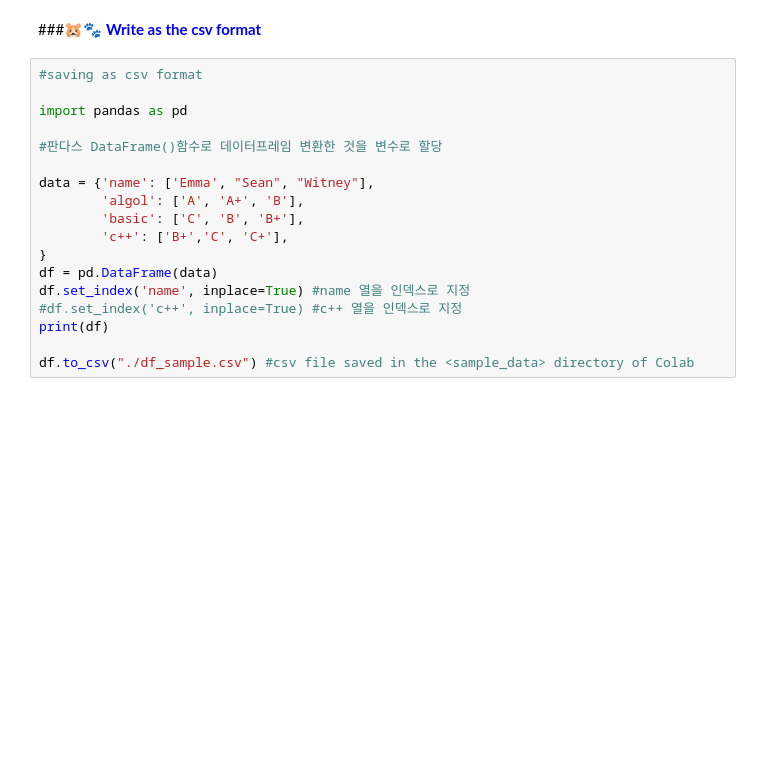
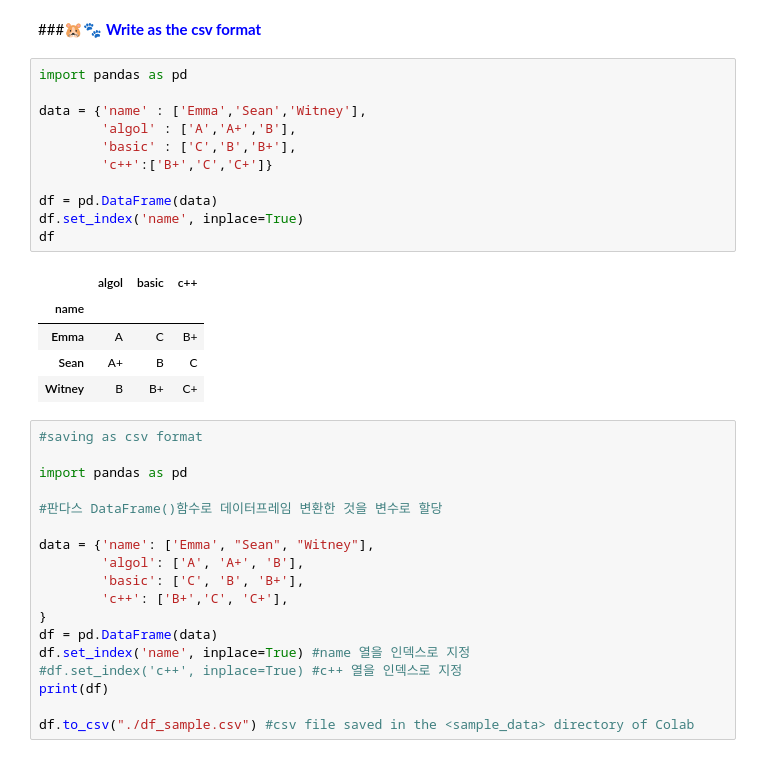
Before and after one commit to SEOWOOJI/Pandas_Stats_Data_Analysis_2025, a Jupyter notebook: 7_examine_data.ipynb, the cells around one changed output. Saved outputs shown, nothing was run; the diff lists cells and outputs as text; blank space fills up the shorter version.

```diff
--- a/7_examine_data.ipynb
+++ b/7_examine_data.ipynb
@@ -169,6 +169,23 @@ pandas      2008    Wes Mckinneye        True
 #🐹🐾**Saving data**
 # %% [markdown]
 ###🐹🐾<font color = 'blue'> **Write as the csv format**
+# %%
+import pandas as pd
+
+data = {'name' : ['Emma','Sean','Witney'],
+        'algol' : ['A','A+','B'],
+        'basic' : ['C','B','B+'],
+        'c++':['B+','C','C+']}
+
+df = pd.DataFrame(data)
+df.set_index('name', inplace=True)
+df
+# %% [output]
+|  | algol | basic | c++ |
+| name |  |  |  |
+| Emma | A | C | B+ |
+| Sean | A+ | B | C |
+| Witney | B | B+ | C+ |
 # %%
 #saving as csv format
 
```
Also changed, not shown: parts of 2 cells of this notebook.
